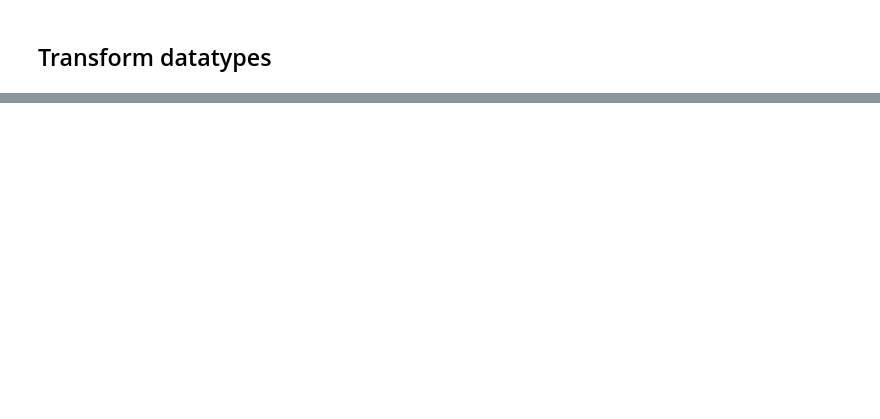
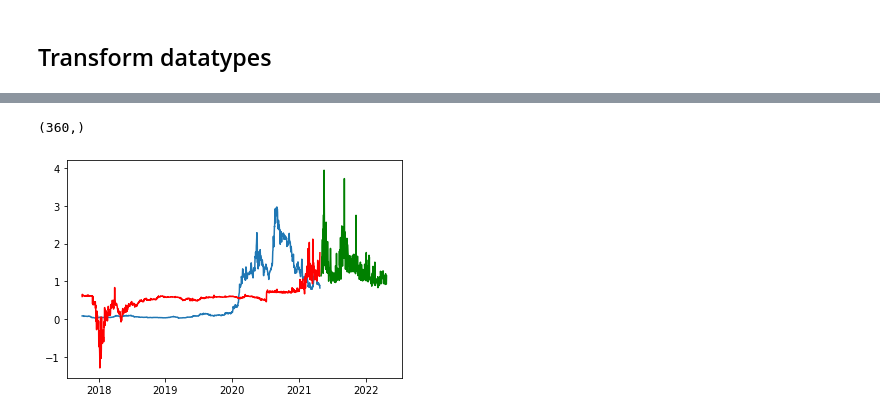
Before and after one commit to chabrian/crypto-predictor-model, a Jupyter notebook: MachineLearning/LinearRegressionModel.ipynb, the cells around one changed output, grey strips where cells are left out. Drawn from its saved outputs; the diff is of its cells as text; code cells hidden in the pictures; blank space fills up the shorter version.

```diff
--- a/MachineLearning/LinearRegressionModel.ipynb
+++ b/MachineLearning/LinearRegressionModel.ipynb
@@ -36,0 +213,3 @@ dtype: object
+# %%
+ada_df_test = ada_df_clean.loc[ada_df_clean['date_pred'] > pd.datetime.now(),:]
+ada_df_test.head()
@@ -36,0 +223,4 @@ dtype: object
+# %%
+X_test = ada_df_test[['open_ada','high_ada','low_ada','close_ada','volume_ada','marketcap_ada']]
+X_test = X_test.values.reshape(-1,6)
+X_test
@@ -36,0 +241,14 @@ dtype: object
+# %%
+# predict outcomes before current date
+y_pred_future = model.predict(X_test)
+print(y_pred_future.shape)
+# %% [output]
+(360,)
+# %%
+# display y_predictions based on the lin reg
+plt.plot(ada_df_pre_final.date_orig, y)
+plt.plot(ada_df_pre_final.date_orig, y_pred, color='red')
+plt.plot(ada_df_test.date_orig, y_pred_future, color='green')
+plt.show()
+# %% [output]
+[figure, added]
```
Also changed, not shown: parts of 34 cells of this notebook.
